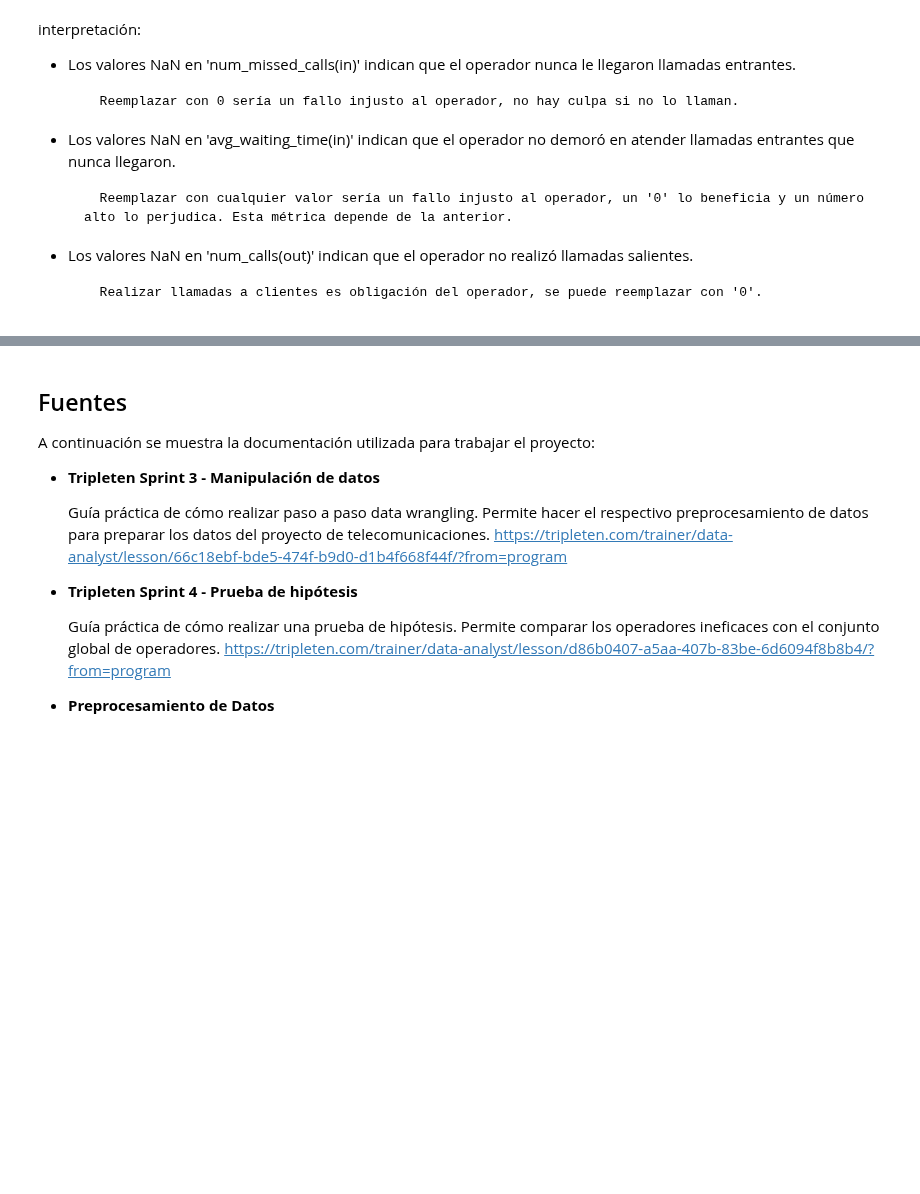
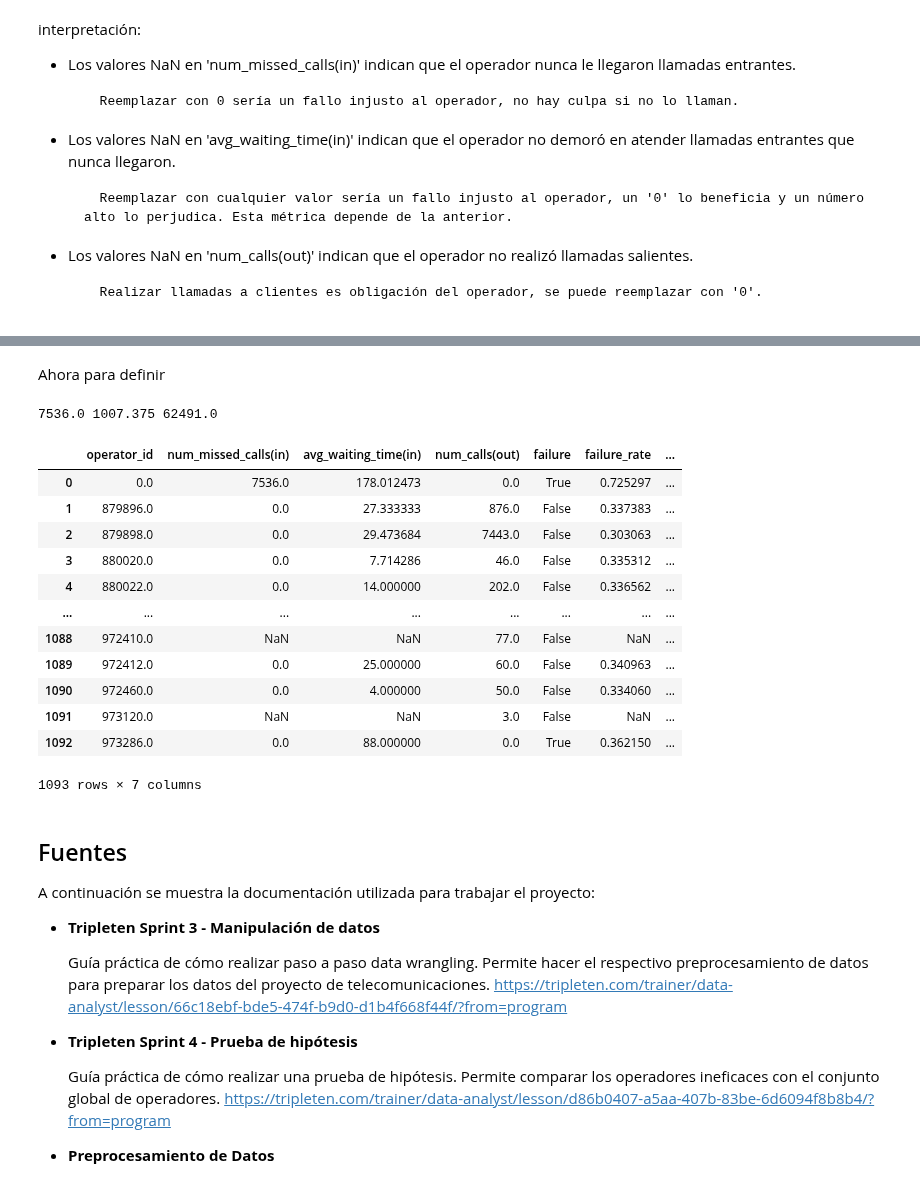
Before and after one commit to ScinDBad/DA_proyecto_final, a Jupyter notebook: proyecto_sp_14.ipynb, the cells around one changed output, grey strips where cells are left out. Drawn from its saved outputs; the diff is of its cells as text; code cells hidden in the pictures; blank space fills up the shorter version.

```diff
--- a/proyecto_sp_14.ipynb
+++ b/proyecto_sp_14.ipynb
@@ -661,6 +661,8 @@ interpretación:
 - Los valores NaN en 'num_calls(out)' indican que el operador no realizó llamadas salientes.
 
         Realizar llamadas a clientes es obligación del operador, se puede reemplazar con '0'.
+# %%
+report['num_calls(out)'] = report['num_calls(out)'].fillna(0) # Reemplazar valores NaN
 # %% [markdown]
 Construcción lógica para evaluar eficacia/ineficacia del operador:
 
@@ -688,0 +678,3 @@ report[report['avg_waiting_time(in)'].isna()]
+# %%
+avg_a, avg_b, avg_c = report[['num_missed_calls(in)', 'avg_waiting_time(in)', 'num_calls(out)']].mean()
+print(avg_a, avg_b, avg_c) # Mostrar valores medios que representan umbrales de ineficacia
@@ -688,0 +683,7 @@ report[report['avg_waiting_time(in)'].isna()]
+# %%
+report['failure'] = np.logical_or(
+    report['num_missed_calls(in)'] > avg_a,
+    report['avg_waiting_time(in)'] > avg_b,
+    report['num_calls(out)'] < avg_c
+    )
+report
@@ -689,3 +704,43 @@ report[report['avg_waiting_time(in)'].isna()]
+# %% [markdown]
+Ahora para definir
+# %%
+max_a, max_b, max_c = report[['num_missed_calls(in)', 'avg_waiting_time(in)', 'num_calls(out)']].max()
+print(max_a, max_b, max_c) # Mostrar valores maximos para normalizar de 0 a 1
+# %% [output]
+7536.0 1007.375 62491.0
+# %%
+from sklearn.preprocessing import MinMaxScaler
+
+# Normalizar las columnas
+scaler = MinMaxScaler()
+
+report['failure_rate'] = (
+    scaler.fit_transform(report[['num_missed_calls(in)']]) +
+    scaler.fit_transform(report[['avg_waiting_time(in)']]) +
+    1 - scaler.fit_transform(report[['num_calls(out)']])
+    ) / 3
+
+report['succes_rate'] = (
+    1 - scaler.fit_transform(report[['num_missed_calls(in)']]) +
+    1 - scaler.fit_transform(report[['avg_waiting_time(in)']]) +
+    scaler.fit_transform(report[['num_calls(out)']])
+    ) / 3
+
+report
+# %% [output]
+|  | operator_id | num_missed_calls(in) | avg_waiting_time(in) | num_calls(out) | failure | failure_rate | ... |
+| 0 | 0.0 | 7536.0 | 178.012473 | 0.0 | True | 0.725297 | ... |
+| 1 | 879896.0 | 0.0 | 27.333333 | 876.0 | False | 0.337383 | ... |
+| 2 | 879898.0 | 0.0 | 29.473684 | 7443.0 | False | 0.303063 | ... |
+| 3 | 880020.0 | 0.0 | 7.714286 | 46.0 | False | 0.335312 | ... |
+| 4 | 880022.0 | 0.0 | 14.000000 | 202.0 | False | 0.336562 | ... |
+| ... | ... | ... | ... | ... | ... | ... | ... |
+| 1088 | 972410.0 | NaN | NaN | 77.0 | False | NaN | ... |
+| 1089 | 972412.0 | 0.0 | 25.000000 | 60.0 | False | 0.340963 | ... |
+| 1090 | 972460.0 | 0.0 | 4.000000 | 50.0 | False | 0.334060 | ... |
+| 1091 | 973120.0 | NaN | NaN | 3.0 | False | NaN | ... |
+| 1092 | 973286.0 | 0.0 | 88.000000 | 0.0 | True | 0.362150 | ... |
+1093 rows × 7 columns
 # %% [markdown]
 ## Fuentes
 
```
Also changed, not shown: parts of 4 cells of this notebook.
